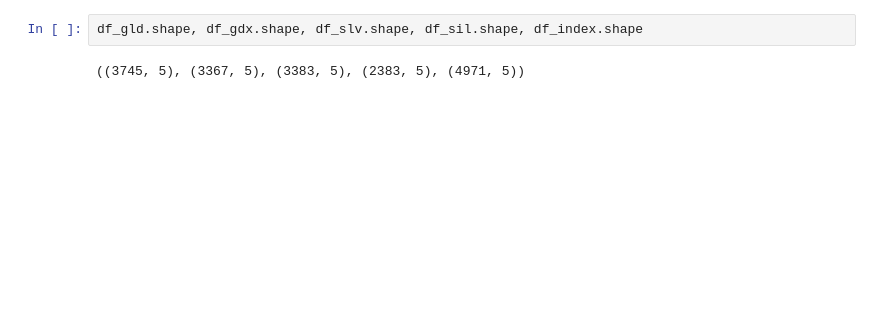
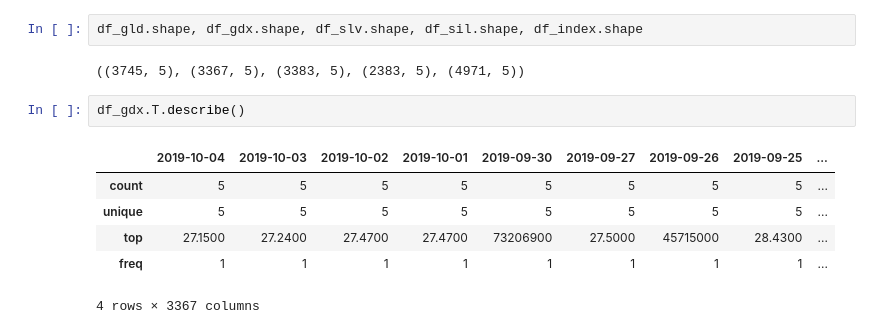
Before and after one commit to akharina/gold_silver_etf, a Jupyter notebook: tech_ntbk_al.ipynb, the cells around one changed output. Cells and saved outputs as stored; diff of their text form; blank space fills up the shorter version.

```diff
--- a/tech_ntbk_al.ipynb
+++ b/tech_ntbk_al.ipynb
@@ -50,5 +73,14 @@ KeyError: 'Time Series (Daily)'
 df_gld.shape, df_gdx.shape, df_slv.shape, df_sil.shape, df_index.shape
 # %% [output]
 ((3745, 5), (3367, 5), (3383, 5), (2383, 5), (4971, 5))
+# %%
+df_gdx.T.describe()
+# %% [output]
+|  | 2019-10-04 | 2019-10-03 | 2019-10-02 | 2019-10-01 | 2019-09-30 | 2019-09-27 | 2019-09-26 | 2019-09-25 | ... |
+| count | 5 | 5 | 5 | 5 | 5 | 5 | 5 | 5 | ... |
+| unique | 5 | 5 | 5 | 5 | 5 | 5 | 5 | 5 | ... |
+| top | 27.1500 | 27.2400 | 27.4700 | 27.4700 | 73206900 | 27.5000 | 45715000 | 28.4300 | ... |
+| freq | 1 | 1 | 1 | 1 | 1 | 1 | 1 | 1 | ... |
+4 rows × 3367 columns
 # %%
 # join all five pandas dataframes together
```
Also changed, not shown: parts of 9 cells of this notebook.
